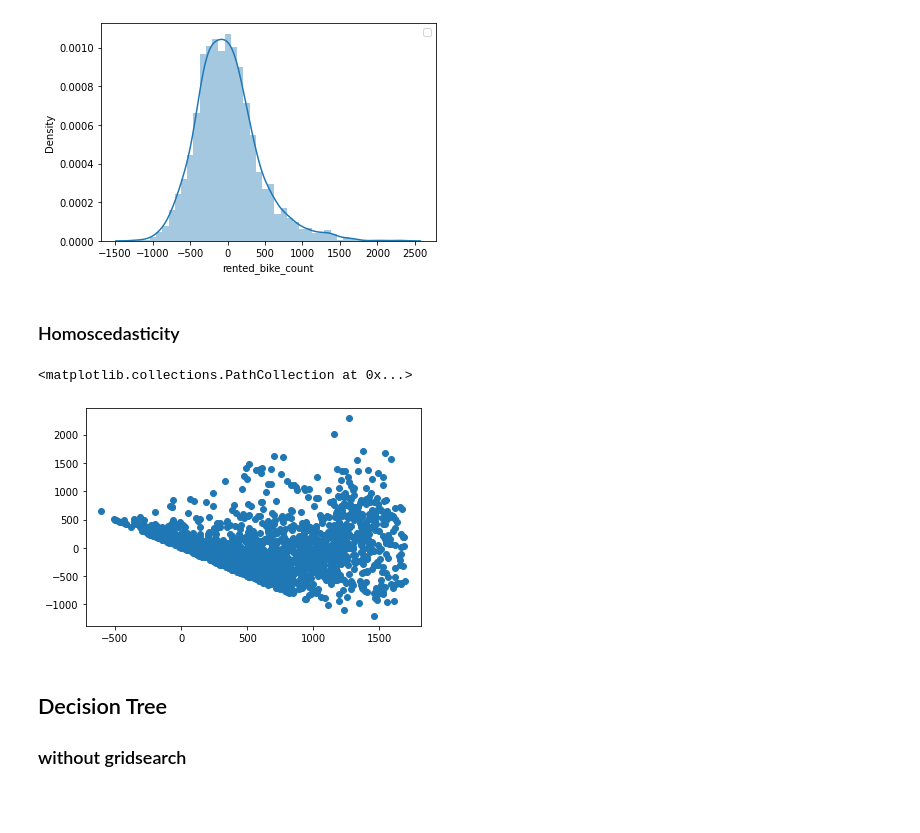
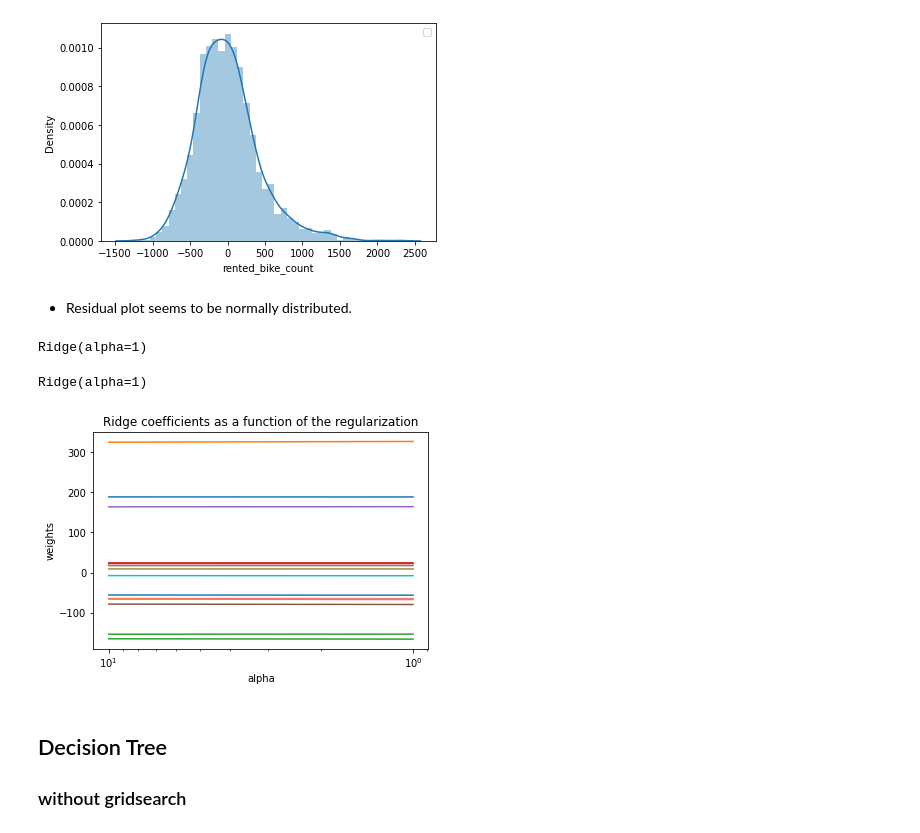
Before and after one commit to akmal1994/Bike-Rental-count, a Jupyter notebook: Bike_Sharing_Demand_Prediction_Capstone_Project.ipynb, the cells around one changed output. Cells and saved outputs as stored; diff of their text form; code cells hidden in the pictures; blank space fills up the shorter version.

```diff
--- a/Bike_Sharing_Demand_Prediction_Capstone_Project.ipynb
+++ b/Bike_Sharing_Demand_Prediction_Capstone_Project.ipynb
@@ -449,13 +490,48 @@ plt.legend()
 WARNING:matplotlib.legend:No handles with labels found to put in legend.
 <matplotlib.legend.Legend at 0x...>
 [figure]
-# %% [markdown]
-### Homoscedasticity
-# %%
-plt.scatter(lr_pred,residual)
-# %% [output]
-<matplotlib.collections.PathCollection at 0x...>
-[figure, removed]
+# %% [markdown]
+- Residual plot seems to be normally distributed.
+# %%
+parameters = {'alpha':[1, 10]}
+
+# define the model/ estimator
+model = Ridge()
+
+# define the grid search
+Ridge_reg= GridSearchCV(model, parameters, scoring='neg_mean_squared_error',cv=5)
+
+#fit the grid search
+Ridge_reg.fit(X,y)
+
+# best estimator
+print(Ridge_reg.best_estimator_)
+
+# best model
+best_model = Ridge_reg.best_estimator_
+best_model.fit(X_linear_train,y_train)
+# %% [output]
+Ridge(alpha=1)
+Ridge(alpha=1)
+# %%
+alphas = [1, 10]
+coefs = []
+for a in alphas:
+    ridge = Ridge(alpha=a, fit_intercept=False)
+    ridge.fit(X_linear_train, y_train)
+    coefs.append(ridge.coef_)
+
+ax = plt.gca()
+ax.plot(alphas, coefs)
+ax.set_xscale('log')
+ax.set_xlim(ax.get_xlim()[::-1])  # reverse axis
+plt.xlabel('alpha')
+plt.ylabel('weights')
+plt.title('Ridge coefficients as a function of the regularization')
+plt.axis('tight')
+plt.show()
+# %% [output]
+[figure, added]
 # %% [markdown]
 ## Decision Tree
 ### without gridsearch
```
Also changed, not shown: parts of 23 cells of this notebook.
